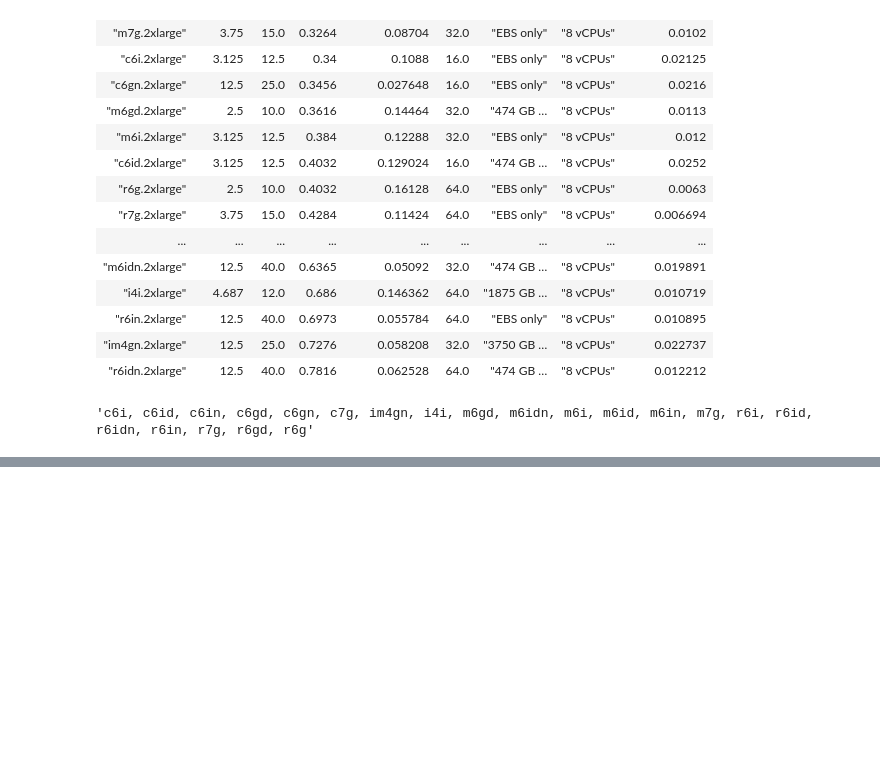
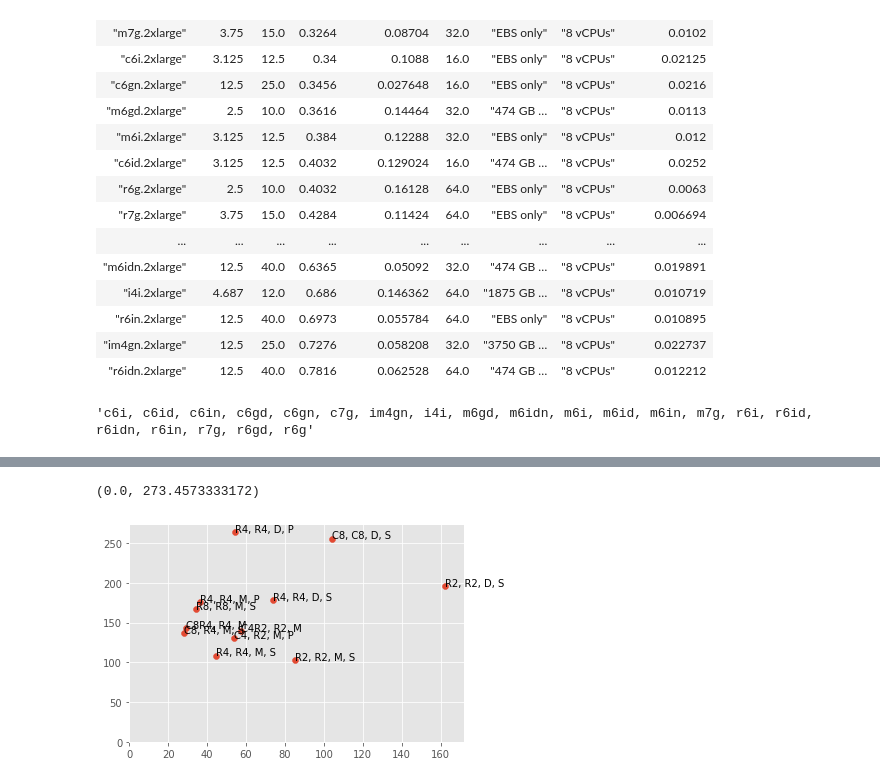
Before and after one commit to marsupialtail/cidr, a Jupyter notebook: Untitled.ipynb, the cells around one changed output, grey strips where cells are left out. Drawn from its saved outputs; the diff is of its cells as text; code cells hidden in the pictures; blank space fills up the shorter version.

```diff
--- a/Untitled.ipynb
+++ b/Untitled.ipynb
@@ -108,0 +110,11 @@ plt.show()
+# %%
+a = polars.read_csv("results.csv", separator = "\t")
+a = a.with_columns((polars.col("Average Runtime") * polars.col("Cost")).alias("Total Cost"))
+plt.scatter(a["Average Runtime"], a["Total Cost"])
+for i, label in enumerate(a["Setup"]):
+    plt.text(a["Average Runtime"][i], a["Total Cost"][i], label)
+plt.xlim(0, max(a["Average Runtime"]) + 10)
+plt.ylim(0, max(a["Total Cost"]) + 10)
+# %% [output]
+(0.0, 273.4573333172)
+[figure, added]
```
Also changed, not shown: parts of 3 cells of this notebook, 2 other files.
